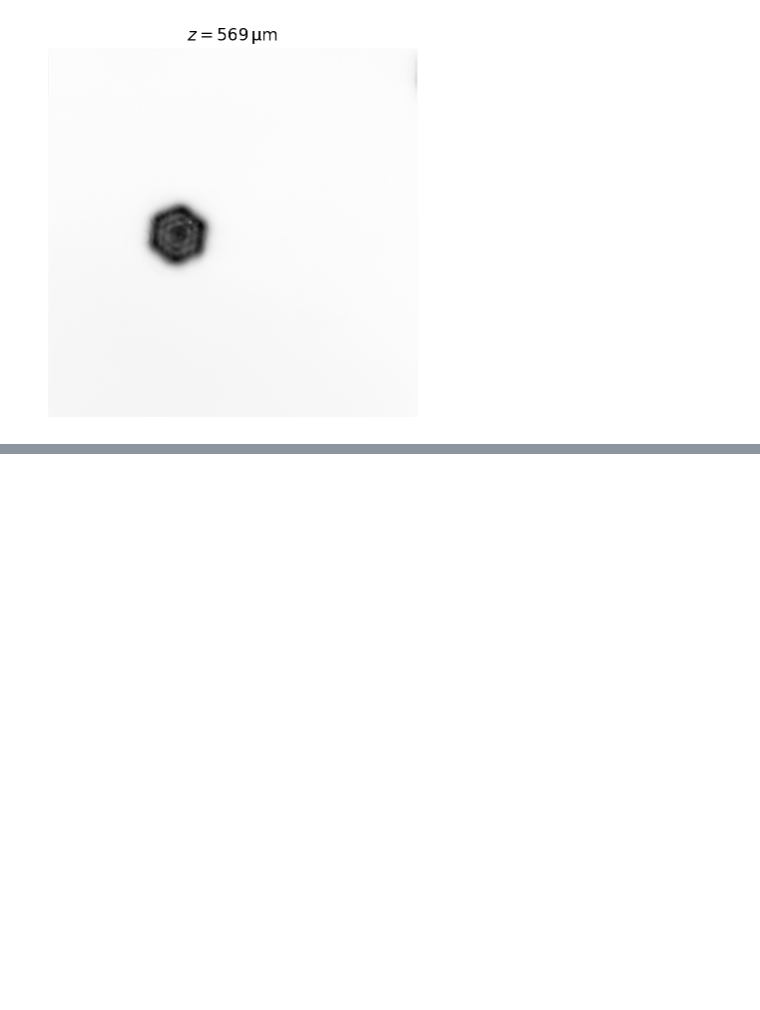
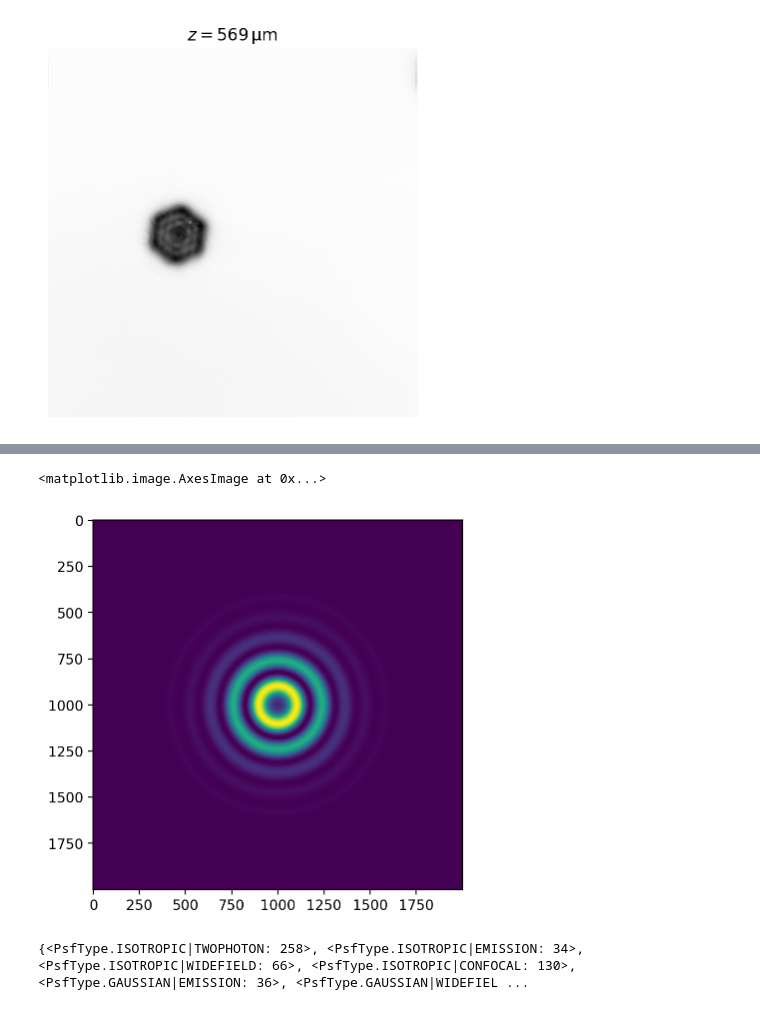
Before and after one commit to till-robert/ultralytics, a Jupyter notebook: data_gen/Spot_size_calibration.ipynb, the cells around one changed output, grey strips where cells are left out. Drawn from its saved outputs; the diff is of its cells as text; code cells hidden in the pictures; blank space fills up the shorter version.

```diff
--- a/data_gen/Spot_size_calibration.ipynb
+++ b/data_gen/Spot_size_calibration.ipynb
@@ -98,0 +128,10 @@ image[...,0].
+# %%
+plt.imshow(profile2D)
+# %% [output]
+<matplotlib.image.AxesImage at 0x...>
+[figure, added]
+# %%
+import psf
+print(psf.PSF.TYPES)
+# %% [output]
+{<PsfType.ISOTROPIC|TWOPHOTON: 258>, <PsfType.ISOTROPIC|EMISSION: 34>, <PsfType.ISOTROPIC|WIDEFIELD: 66>, <PsfType.ISOTROPIC|CONFOCAL: 130>, <PsfType.GAUSSIAN|EMISSION: 36>, <PsfType.GAUSSIAN|WIDEFIEL ...
```
Also changed, not shown: parts of 28 cells of this notebook, 2 other files.
